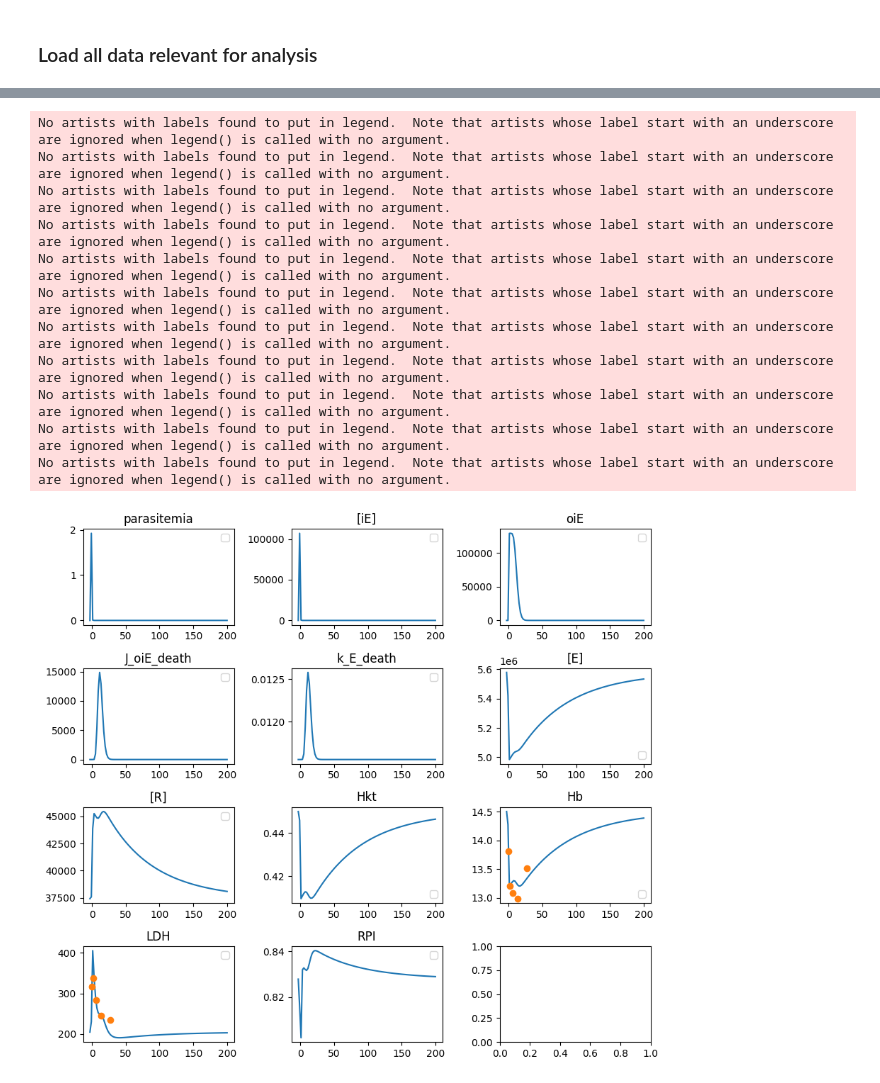
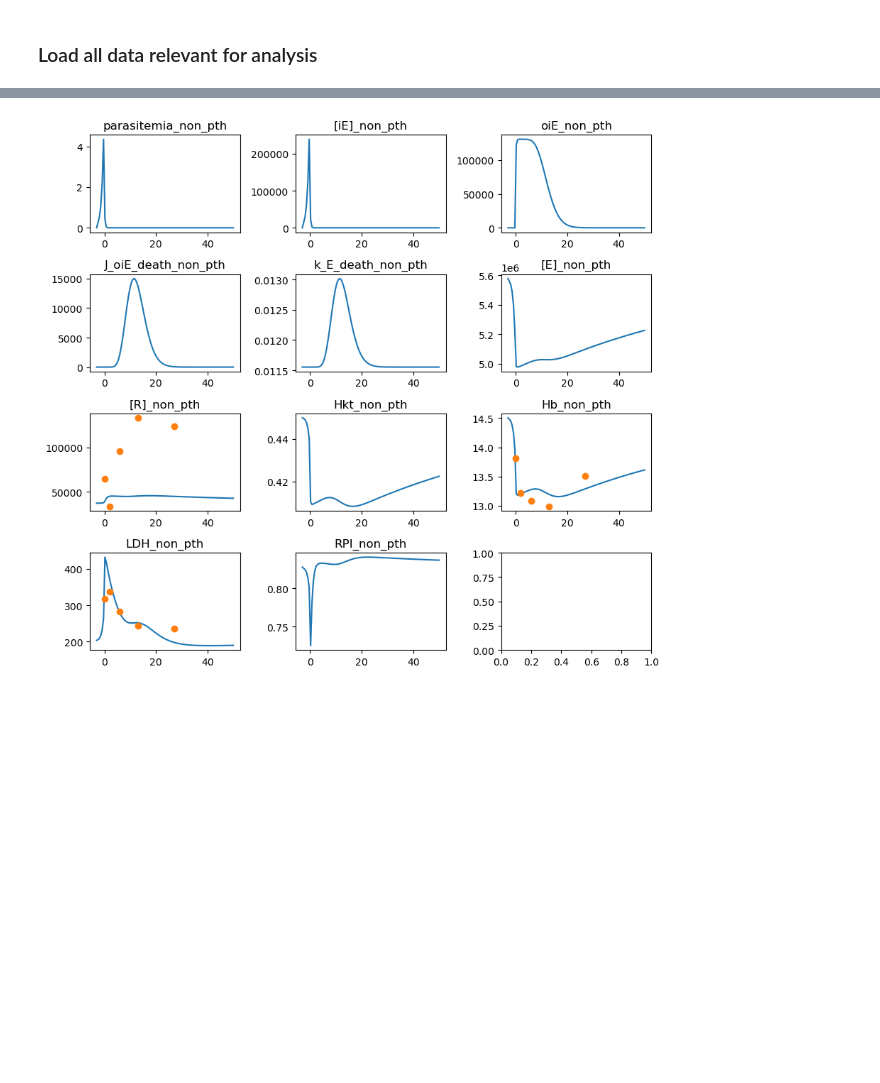
Before and after one commit to Nexia23/PTH_model_chapter, a Jupyter notebook: estimation_results.ipynb, the cells around one changed output, grey strips where cells are left out. Cells and saved outputs as stored; diff of their text form; code cells hidden in the pictures; blank space fills up the shorter version.

Commit message:
no legends in plots anymore, added R-data into plots, as now in estimation

```diff
--- a/estimation_results.ipynb
+++ b/estimation_results.ipynb
@@ -15,11 +15,11 @@ non_pth_model = te.loada('LCT_model/LCT_OIE.ant')
 data = pd.read_csv('datasets/OIE_data.csv')
 
 fit_data_pth = pd.read_csv('Estimation/pth.csv')
-with open('Estimation/pth/2023_12_13_08_26_1.json', 'r') as f:
+with open('Estimation/pth/2023_12_13_18_38_1.json', 'r') as f:
   pth_result = json.load(f)
 
 fit_data_non_pth = pd.read_csv('Estimation/non_pth.csv')
-with open('Estimation/non_pth/2023_12_08_20_37_1.json', 'r') as f:
+with open('Estimation/non_pth/2023_12_13_18_38_1.json', 'r') as f:
   non_pth_result = json.load(f)
 # %%
 species_selct = ['time', '[R]', '[iE]', '[E]', 'oiE', 'Hkt', 'Hb', 'LDH', 'parasitemia', 'RPI', 'J_oiE_death', 'k_E_death'] + [f'[oiE_{i}]' for i in range(1, 13)]
@@ -28,7 +28,7 @@ for p in pth_result['update_parameters']:
     pth_model.setValue(p, pth_result['update_parameters'][p])
 
 pre_t = pth_result['best_parameters']['pre_t']
-pth_res = pth_model.simulate(-pre_t, 200, 100, selections=species_selct)
+pth_res = pth_model.simulate(-pre_t, 50, 100, selections=species_selct)
 pth_res_df = pd.DataFrame(pth_res, columns=pth_res.colnames)
 
 non_pth_model.resetToOrigin()
@@ -36,5 +36,5 @@ for p in non_pth_result['update_parameters']:
     non_pth_model.setValue(p, non_pth_result['update_parameters'][p])
 
 pre_t = non_pth_result['best_parameters']['pre_t']
-non_pth_res = non_pth_model.simulate(-pre_t, 200, 100, selections=species_selct)
+non_pth_res = non_pth_model.simulate(-pre_t, 50, 100, selections=species_selct)
 non_pth_res_df = pd.DataFrame(non_pth_res, columns=non_pth_res.colnames)
@@ -55,11 +53,12 @@ for i, obs in enumerate(observables):
     #ax[row, col].plot(pth_res_df['time'], pth_res_df[obs], label='no BH')
     ax[row, col].plot(pth_res_df['time'], pth_res_df[obs])
 
-    ax[row, col].set_title(obs)
-    ax[row, col].legend()
+    ax[row, col].set_title(obs+"_pth")
+    #ax[row, col].legend()
 ax[3,0].plot(fit_data_pth['Time'], fit_data_pth['LDH_mean'], 'o', label='data')
 ax[2,2].plot(fit_data_pth['Time'], fit_data_pth['Hb_mean'], 'o', label='data')
-
+ax[2,0].plot(fit_data_pth['Time'], fit_data_pth['[R]_mean'], 'o', label='data')
+# maturation time = 1, assumption Hkt does go underneath 0.4, in model
 rpi_calc = (pth_res_df['[R]'] / (pth_res_df['[R]'] + pth_res_df['[E]']+pth_res_df['[iE]'] + pth_res_df['oiE'])) * 100 * pth_res_df['Hkt'] / 0.45
 ax[3, 1].plot(pth_res_df['time'], rpi_calc)
 
@@ -81,34 +69,25 @@ No artists with labels found to put in legend.  Note that artists whose label st
 # %%
 ## plot results
 observables = ['parasitemia', '[iE]', 'oiE', 'J_oiE_death', 'k_E_death','[E]', '[R]', 'Hkt' ,'Hb', 'LDH','RPI']
 
 n_cols = 3
 n_rows = int(np.ceil(len(observables)/n_cols))
 
 fig, ax = plt.subplots(n_rows, n_cols, squeeze=True, figsize=(n_cols*3, n_rows*2))
 
 for i, obs in enumerate(observables):
     row = i//n_cols
     col = i%n_cols
     #ax[row, col].plot(pth_res_df['time'], pth_res_df[obs], label='no BH')
     ax[row, col].plot(non_pth_res_df['time'], non_pth_res_df[obs])
 
-    ax[row, col].set_title(obs)
-    ax[row, col].legend()
+    ax[row, col].set_title(obs+"_non_pth")
+    #ax[row, col].legend()
 ax[3,0].plot(fit_data_non_pth['Time'], fit_data_non_pth['LDH_mean'], 'o', label='data')
 ax[2,2].plot(fit_data_non_pth['Time'], fit_data_non_pth['Hb_mean'], 'o', label='data')
+ax[2,0].plot(fit_data_pth['Time'], fit_data_pth['[R]_mean'], 'o', label='data')
+
 plt.tight_layout()
 plt.show()
 # %% [output]
-No artists with labels found to put in legend.  Note that artists whose label start with an underscore are ignored when legend() is called with no argument.
-No artists with labels found to put in legend.  Note that artists whose label start with an underscore are ignored when legend() is called with no argument.
-No artists with labels found to put in legend.  Note that artists whose label start with an underscore are ignored when legend() is called with no argument.
-No artists with labels found to put in legend.  Note that artists whose label start with an underscore are ignored when legend() is called with no argument.
-No artists with labels found to put in legend.  Note that artists whose label start with an underscore are ignored when legend() is called with no argument.
-No artists with labels found to put in legend.  Note that artists whose label start with an underscore are ignored when legend() is called with no argument.
-No artists with labels found to put in legend.  Note that artists whose label start with an underscore are ignored when legend() is called with no argument.
-No artists with labels found to put in legend.  Note that artists whose label start with an underscore are ignored when legend() is called with no argument.
-No artists with labels found to put in legend.  Note that artists whose label start with an underscore are ignored when legend() is called with no argument.
-No artists with labels found to put in legend.  Note that artists whose label start with an underscore are ignored when legend() is called with no argument.
-No artists with labels found to put in legend.  Note that artists whose label start with an underscore are ignored when legend() is called with no argument.
-[figure, old version]
+[figure, new version]
```
Also changed, not shown: parts of 2 cells of this notebook.
